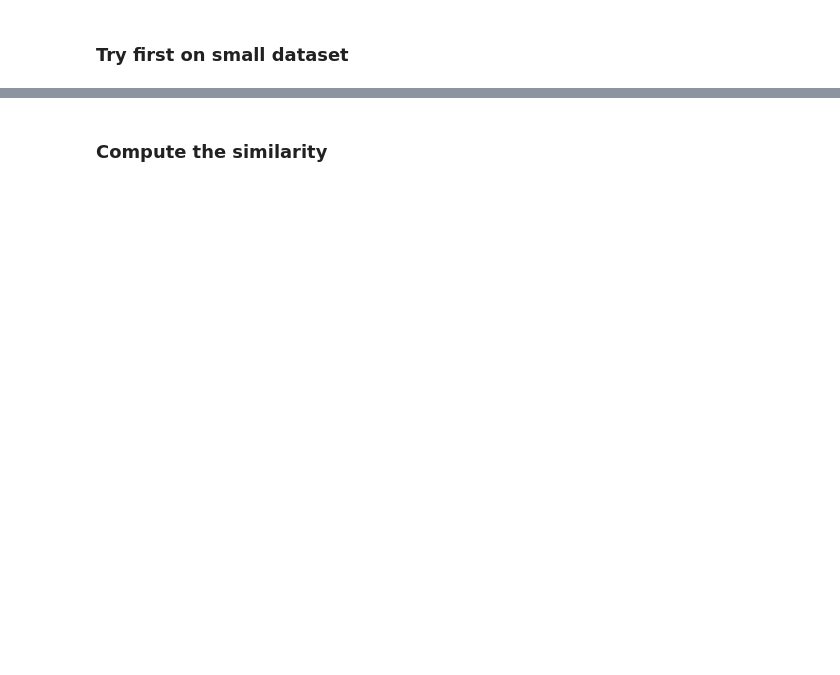
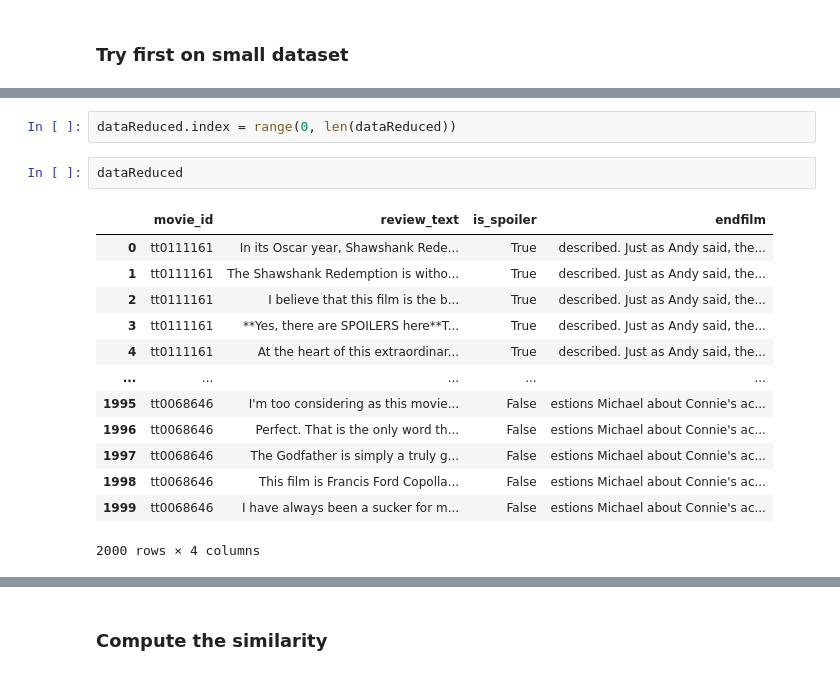
Before and after one commit to francocco99/Spoiler_Detecion_Project, a Jupyter notebook: Code/Sentence_Similarity.ipynb, the cells around one changed output, grey strips where cells are left out. Saved outputs shown, nothing was run; the diff lists cells and outputs as text; blank space fills up the shorter version.

```diff
--- a/Code/Sentence_Similarity.ipynb
+++ b/Code/Sentence_Similarity.ipynb
@@ -128,0 +181,18 @@ similarityValue=[]
+# %%
+dataReduced.index = range(0, len(dataReduced))
+# %%
+dataReduced
+# %% [output]
+|  | movie_id | review_text | is_spoiler | endfilm |
+| 0 | tt0111161 | In its Oscar year, Shawshank Rede... | True | described. Just as Andy said, the... |
+| 1 | tt0111161 | The Shawshank Redemption is witho... | True | described. Just as Andy said, the... |
+| 2 | tt0111161 | I believe that this film is the b... | True | described. Just as Andy said, the... |
+| 3 | tt0111161 | **Yes, there are SPOILERS here**T... | True | described. Just as Andy said, the... |
+| 4 | tt0111161 | At the heart of this extraordinar... | True | described. Just as Andy said, the... |
+| ... | ... | ... | ... | ... |
+| 1995 | tt0068646 | I'm too considering as this movie... | False | estions Michael about Connie's ac... |
+| 1996 | tt0068646 | Perfect. That is the only word th... | False | estions Michael about Connie's ac... |
+| 1997 | tt0068646 | The Godfather is simply a truly g... | False | estions Michael about Connie's ac... |
+| 1998 | tt0068646 | This film is Francis Ford Copolla... | False | estions Michael about Connie's ac... |
+| 1999 | tt0068646 | I have always been a sucker for m... | False | estions Michael about Connie's ac... |
+2000 rows × 4 columns
```
Also changed, not shown: parts of 37 cells of this notebook, 6 other files.
